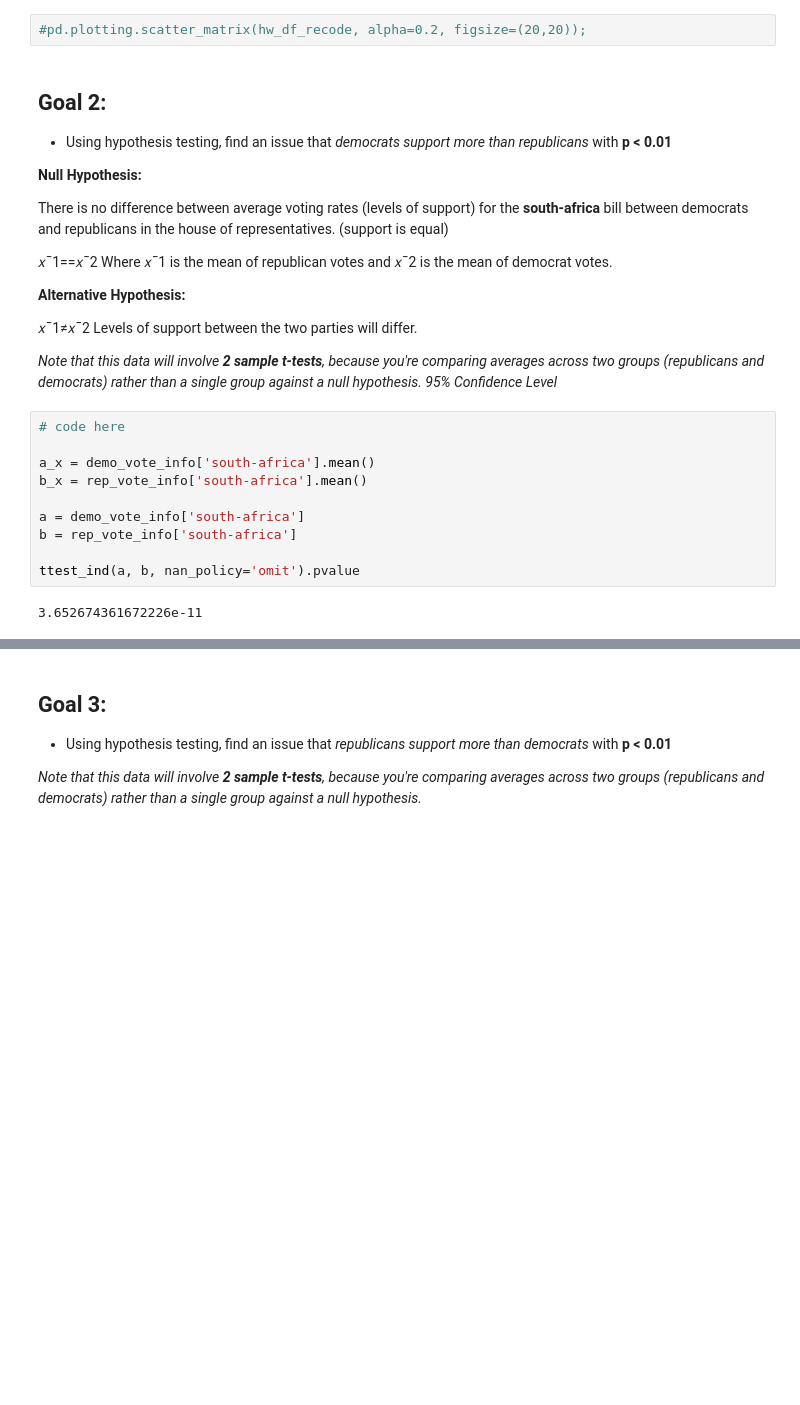
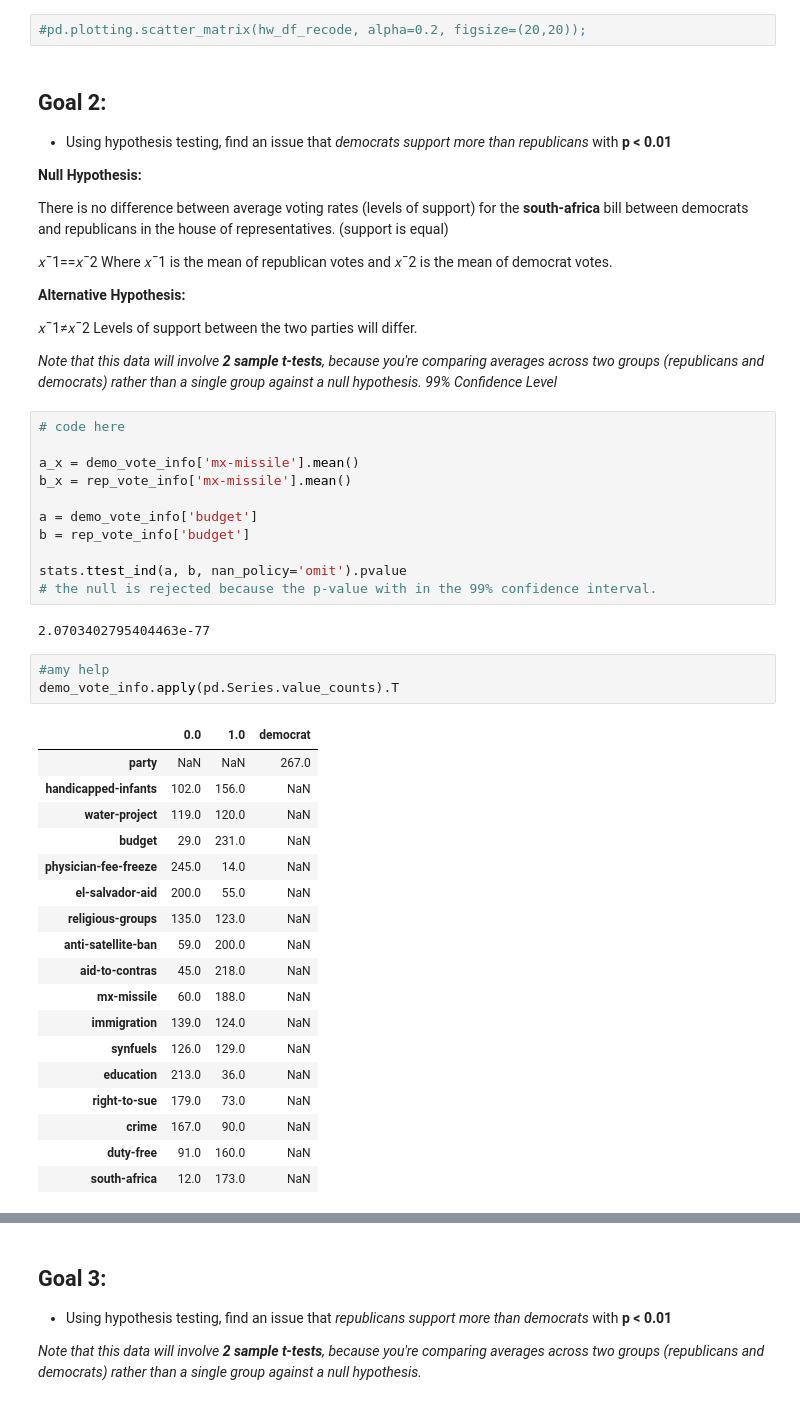
Before and after one commit to rawalk/DS-Unit-1-Sprint-2-Statistics, a Jupyter notebook: module1/LS_DS_121_Statistics_Probability_Assignment.ipynb, the cells around one changed output, grey strips where cells are left out. Drawn from its saved outputs; the diff is of its cells as text; blank space fills up the shorter version.

```diff
--- a/module1/LS_DS_121_Statistics_Probability_Assignment.ipynb
+++ b/module1/LS_DS_121_Statistics_Probability_Assignment.ipynb
@@ -259,16 +269,39 @@ Where  𝑥¯1  is the mean of republican votes and  𝑥¯2  is the mean of dem
 𝑥¯1≠𝑥¯2
 Levels of support between the two parties will differ.
 
-*Note that this data will involve **2 sample t-tests**, because you're comparing averages across two groups (republicans and democrats) rather than a single group against a null hypothesis. 95% Confidence Level*
+*Note that this data will involve **2 sample t-tests**, because you're comparing averages across two groups (republicans and democrats) rather than a single group against a null hypothesis. 99% Confidence Level*
 # %%
 # code here
 
-a_x = demo_vote_info['south-africa'].mean()
-b_x = rep_vote_info['south-africa'].mean()
+a_x = demo_vote_info['mx-missile'].mean()
+b_x = rep_vote_info['mx-missile'].mean()
 
-a = demo_vote_info['south-africa']
-b = rep_vote_info['south-africa']
+a = demo_vote_info['budget']
+b = rep_vote_info['budget']
 
-ttest_ind(a, b, nan_policy='omit').pvalue
+stats.ttest_ind(a, b, nan_policy='omit').pvalue
+# the null is rejected because the p-value with in the 99% confidence interval.
 # %% [output]
-3.652674361672226e-11
+2.0703402795404463e-77
+# %%
+#amy help
+demo_vote_info.apply(pd.Series.value_counts).T
+# %% [output]
+|  | 0.0 | 1.0 | democrat |
+| party | NaN | NaN | 267.0 |
+| handicapped-infants | 102.0 | 156.0 | NaN |
+| water-project | 119.0 | 120.0 | NaN |
+| budget | 29.0 | 231.0 | NaN |
+| physician-fee-freeze | 245.0 | 14.0 | NaN |
+| el-salvador-aid | 200.0 | 55.0 | NaN |
+| religious-groups | 135.0 | 123.0 | NaN |
+| anti-satellite-ban | 59.0 | 200.0 | NaN |
+| aid-to-contras | 45.0 | 218.0 | NaN |
+| mx-missile | 60.0 | 188.0 | NaN |
+| immigration | 139.0 | 124.0 | NaN |
+| synfuels | 126.0 | 129.0 | NaN |
+| education | 213.0 | 36.0 | NaN |
+| right-to-sue | 179.0 | 73.0 | NaN |
+| crime | 167.0 | 90.0 | NaN |
+| duty-free | 91.0 | 160.0 | NaN |
+| south-africa | 12.0 | 173.0 | NaN |
```
Also changed, not shown: parts of 9 cells of this notebook.
